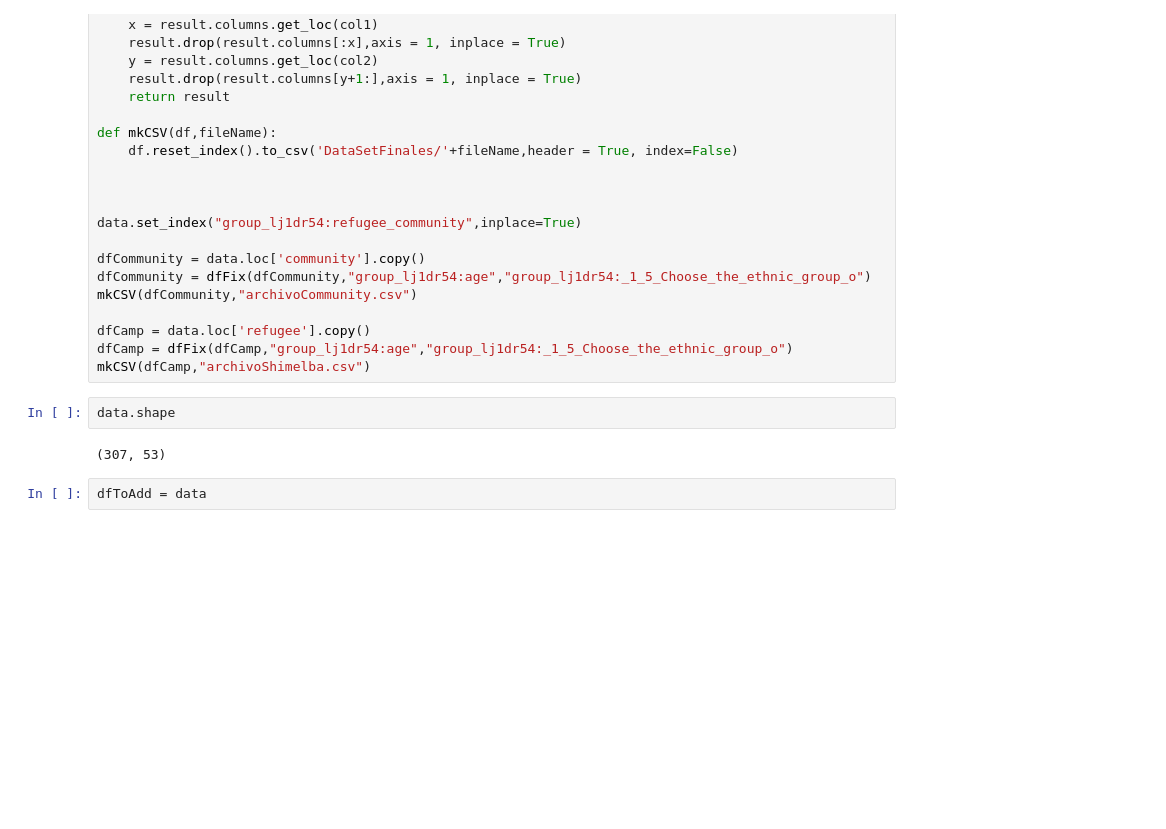
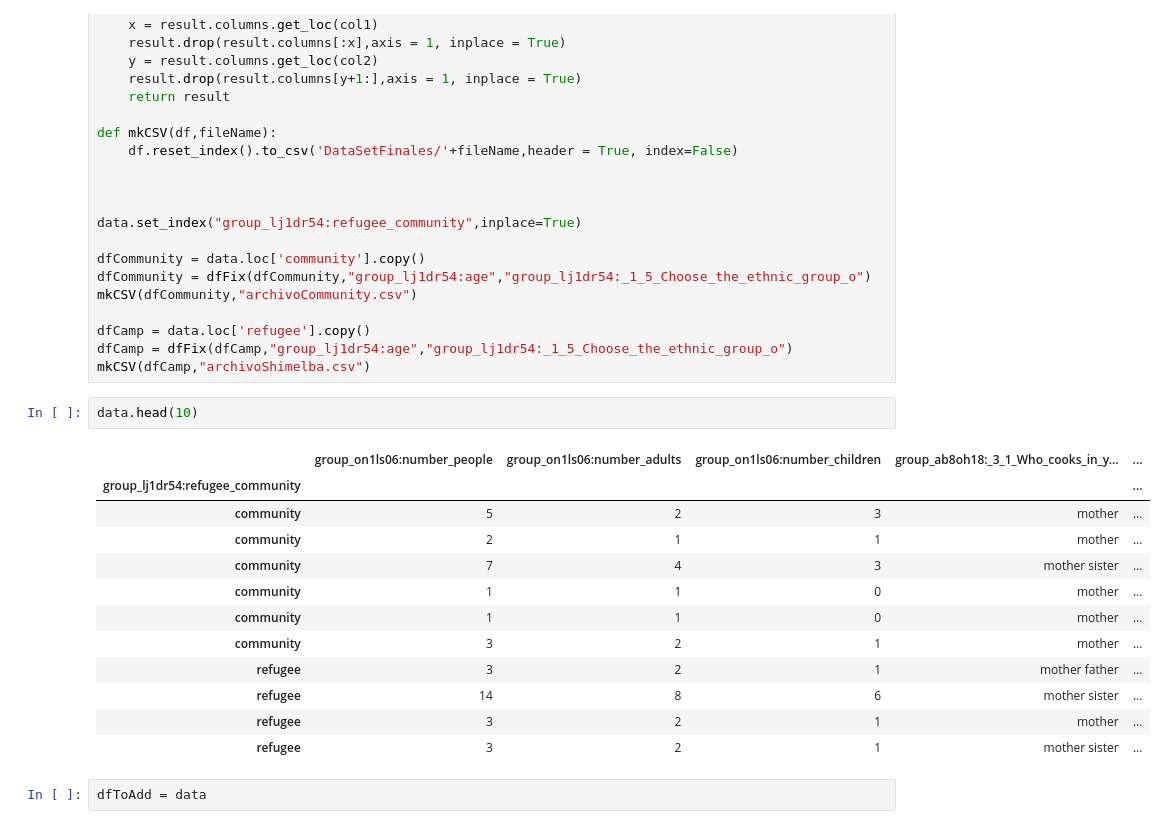
Before and after one commit to guillermosanchezg/NAUTIA, a Jupyter notebook: DesarrolloPy/NotebookPruebas.ipynb, the cells around one changed output. Cells and saved outputs as stored; diff of their text form; blank space fills up the shorter version.

```diff
--- a/DesarrolloPy/NotebookPruebas.ipynb
+++ b/DesarrolloPy/NotebookPruebas.ipynb
@@ -30,10 +30,21 @@ mkCSV(dfCommunity,"archivoCommunity.csv")
 dfCamp = data.loc['refugee'].copy()
 dfCamp = dfFix(dfCamp,"group_lj1dr54:age","group_lj1dr54:_1_5_Choose_the_ethnic_group_o")
 mkCSV(dfCamp,"archivoShimelba.csv")
-# %%
-data.shape
-# %% [output]
-(307, 53)
+# %%
+data.head(10)
+# %% [output]
+|  | group_on1ls06:number_people | group_on1ls06:number_adults | group_on1ls06:number_children | group_ab8oh18:_3_1_Who_cooks_in_y... | ... |
+| group_lj1dr54:refugee_community |  |  |  |  | ... |
+| community | 5 | 2 | 3 | mother | ... |
+| community | 2 | 1 | 1 | mother | ... |
+| community | 7 | 4 | 3 | mother sister | ... |
+| community | 1 | 1 | 0 | mother | ... |
+| community | 1 | 1 | 0 | mother | ... |
+| community | 3 | 2 | 1 | mother | ... |
+| refugee | 3 | 2 | 1 | mother father | ... |
+| refugee | 14 | 8 | 6 | mother sister | ... |
+| refugee | 3 | 2 | 1 | mother | ... |
+| refugee | 3 | 2 | 1 | mother sister | ... |
 # %%
 dfToAdd = data
 # %%
```
Also changed, not shown: parts of 4 cells of this notebook.
